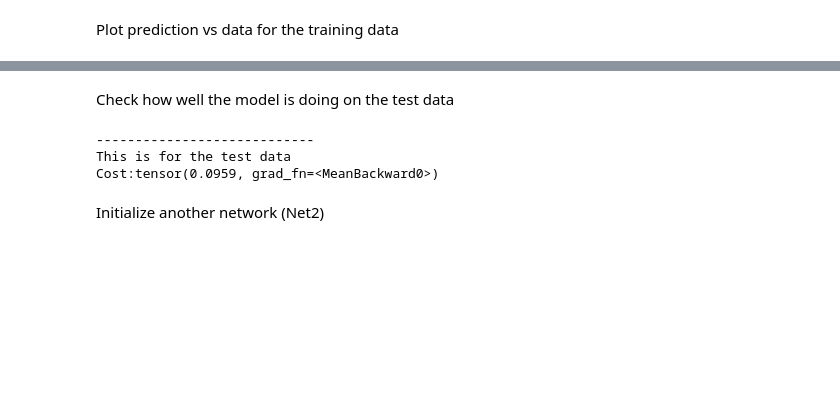
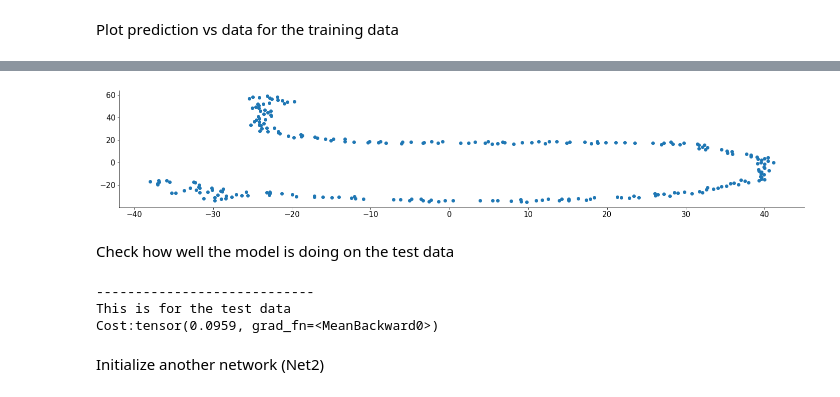
Before and after one commit to klaragerlei/GoatsOfAllTime, a Jupyter notebook: klara_RNN.ipynb, the cells around one changed output, grey strips where cells are left out. Drawn from its saved outputs; the diff is of its cells as text; code cells hidden in the pictures; blank space fills up the shorter version.

```diff
--- a/klara_RNN.ipynb
+++ b/klara_RNN.ipynb
@@ -116,7 +126,7 @@ def convert_data_to_bigger_bin_size_face(data_to_analyze):
   for session_id, session in data_to_analyze.iterrows():
     face_in_session = session.face
     face_data_flat = face_in_session.reshape(-1)
-    face_new_bin_size = change_bin_size(face_data_flat, window_size=10)
+    face_new_bin_size = change_bins.change_bin_size(face_data_flat, window_size=10)
     face_data.append(face_new_bin_size)
   data_to_analyze['face_bigger_bins'] = face_data
   return data_to_analyze
@@ -419,0 +450,5 @@ view_latents(latent_variables)
+# %%
+# do t-sne on last set of latent variables
+from sklearn.manifold import TSNE
+tsne_model = TSNE(n_components=2, perplexity=10, random_state=2020)
+embed = tsne_model.fit_transform(latent_variables_last)  # Embedding of the training data in low-dimensional space.
@@ -420,3 +459,10 @@ view_latents(latent_variables)
+# %%
+plt.figure()
+plt.scatter(embed[:, 0], embed[:, 1])
+plt.show()
+plt.close()
+# %% [output]
+[figure, added]
 # %% [markdown]
 Check how well the model is doing on the test data
 # %%
```
Also changed, not shown: parts of 13 cells of this notebook.
